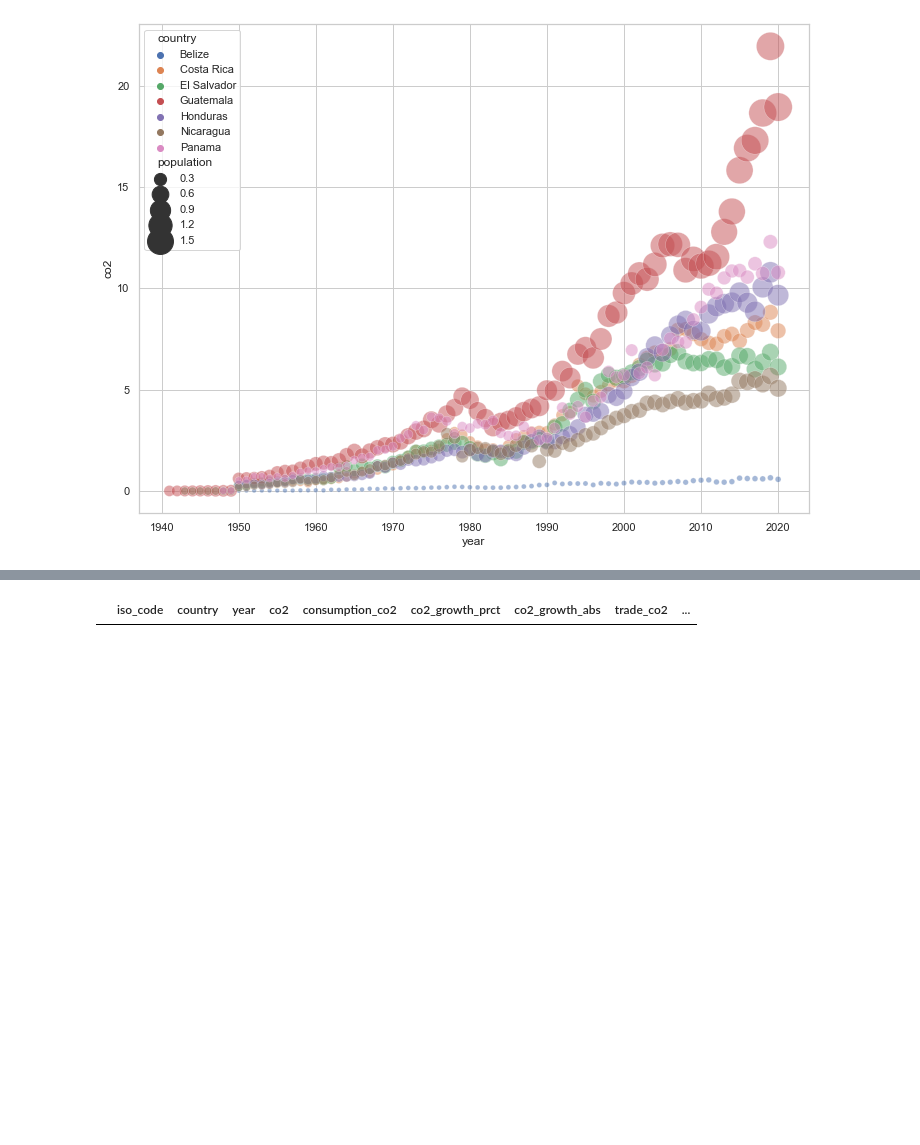
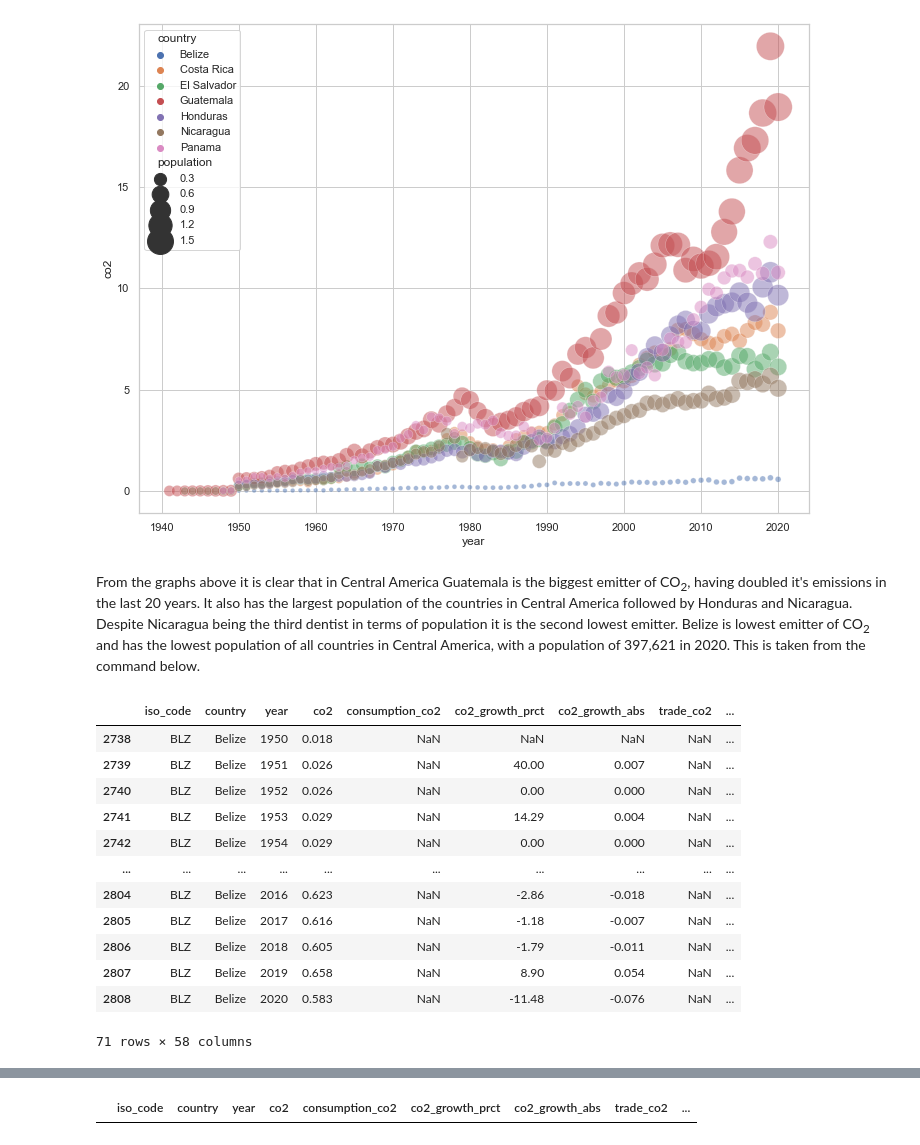
Before and after one commit to SaidhbhFoley/data_real_world_CO2, a Jupyter notebook: Real_World_CO2.ipynb, the cells around one changed output, grey strips where cells are left out. Saved outputs shown, nothing was run; the diff lists cells and outputs as text; code cells hidden in the pictures; blank space fills up the shorter version.

```diff
--- a/Real_World_CO2.ipynb
+++ b/Real_World_CO2.ipynb
@@ -409,6 +500,25 @@ sns.scatterplot(data=ca_data, x="year", y="co2", size="population", hue="country
 # %% [output]
 <AxesSubplot:xlabel='year', ylabel='co2'>
 [figure]
+# %% [markdown]
+From the graphs above it is clear that in Central America Guatemala is the biggest emitter of CO<sub>2</sub>, having doubled it's emissions in the last 20 years. It also has the largest population of the countries in Central America followed by Honduras and Nicaragua. Despite Nicaragua being the third dentist in terms of population it is the second lowest emitter. Belize is lowest emitter of CO<sub>2</sub> and has the lowest population of all countries in Central America, with a population of 397,621 in 2020. This is taken from the command below.
+# %%
+search_name = "Belize"
+ca_data.query('country==@search_name')
+# %% [output]
+|  | iso_code | country | year | co2 | consumption_co2 | co2_growth_prct | co2_growth_abs | trade_co2 | ... |
+| 2738 | BLZ | Belize | 1950 | 0.018 | NaN | NaN | NaN | NaN | ... |
+| 2739 | BLZ | Belize | 1951 | 0.026 | NaN | 40.00 | 0.007 | NaN | ... |
+| 2740 | BLZ | Belize | 1952 | 0.026 | NaN | 0.00 | 0.000 | NaN | ... |
+| 2741 | BLZ | Belize | 1953 | 0.029 | NaN | 14.29 | 0.004 | NaN | ... |
+| 2742 | BLZ | Belize | 1954 | 0.029 | NaN | 0.00 | 0.000 | NaN | ... |
+| ... | ... | ... | ... | ... | ... | ... | ... | ... | ... |
+| 2804 | BLZ | Belize | 2016 | 0.623 | NaN | -2.86 | -0.018 | NaN | ... |
+| 2805 | BLZ | Belize | 2017 | 0.616 | NaN | -1.18 | -0.007 | NaN | ... |
+| 2806 | BLZ | Belize | 2018 | 0.605 | NaN | -1.79 | -0.011 | NaN | ... |
+| 2807 | BLZ | Belize | 2019 | 0.658 | NaN | 8.90 | 0.054 | NaN | ... |
+| 2808 | BLZ | Belize | 2020 | 0.583 | NaN | -11.48 | -0.076 | NaN | ... |
+71 rows × 58 columns
 # %% [markdown]
 ## Exmaining Countries in Europe
 
```
Also changed, not shown: parts of 52 cells of this notebook, 1 other file.
